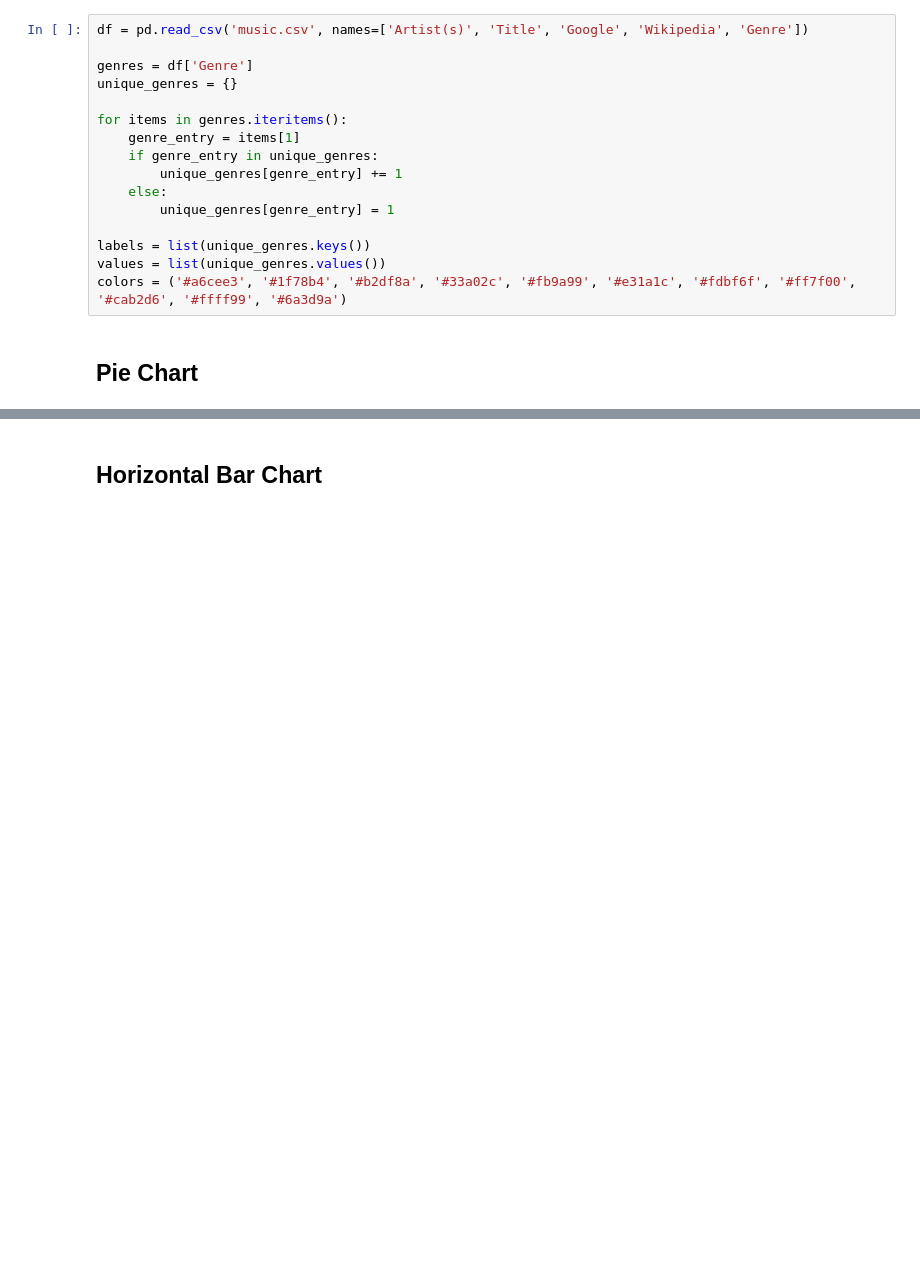
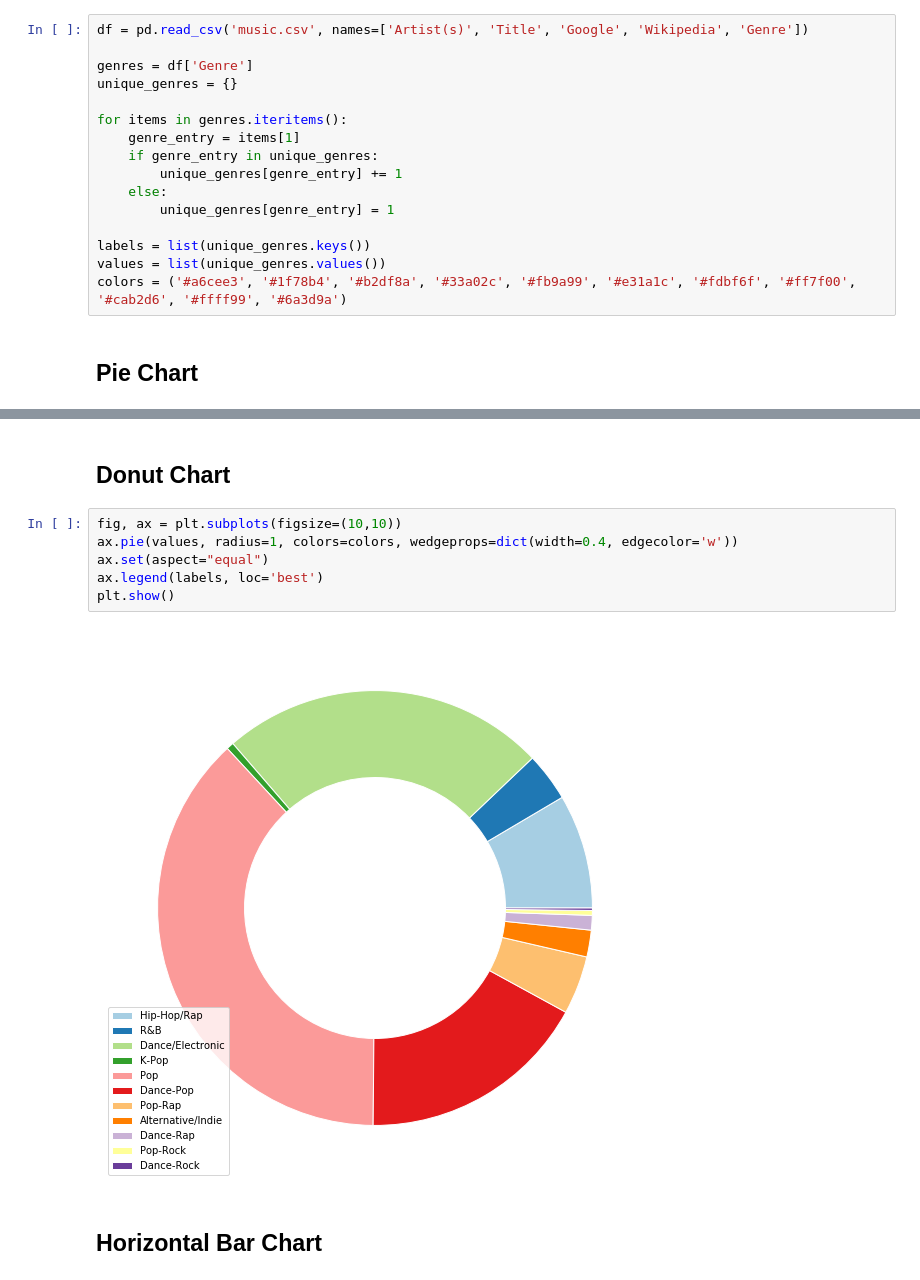
Before and after one commit to ntrllog/Music-Genre-Visualization, a Jupyter notebook: Music Genre Visualization.ipynb, the cells around one changed output, grey strips where cells are left out. Saved outputs shown, nothing was run; the diff lists cells and outputs as text; blank space fills up the shorter version.

```diff
--- a/Music Genre Visualization.ipynb
+++ b/Music Genre Visualization.ipynb
@@ -31,3 +32,13 @@ plt.show()
+# %% [markdown]
+## Donut Chart
+# %%
+fig, ax = plt.subplots(figsize=(10,10))
+ax.pie(values, radius=1, colors=colors, wedgeprops=dict(width=0.4, edgecolor='w'))
+ax.set(aspect="equal")
+ax.legend(labels, loc='best')
+plt.show()
+# %% [output]
+[figure, added]
 # %% [markdown]
 ## Horizontal Bar Chart
 # %%
```
Also changed, not shown: parts of 6 cells of this notebook.
